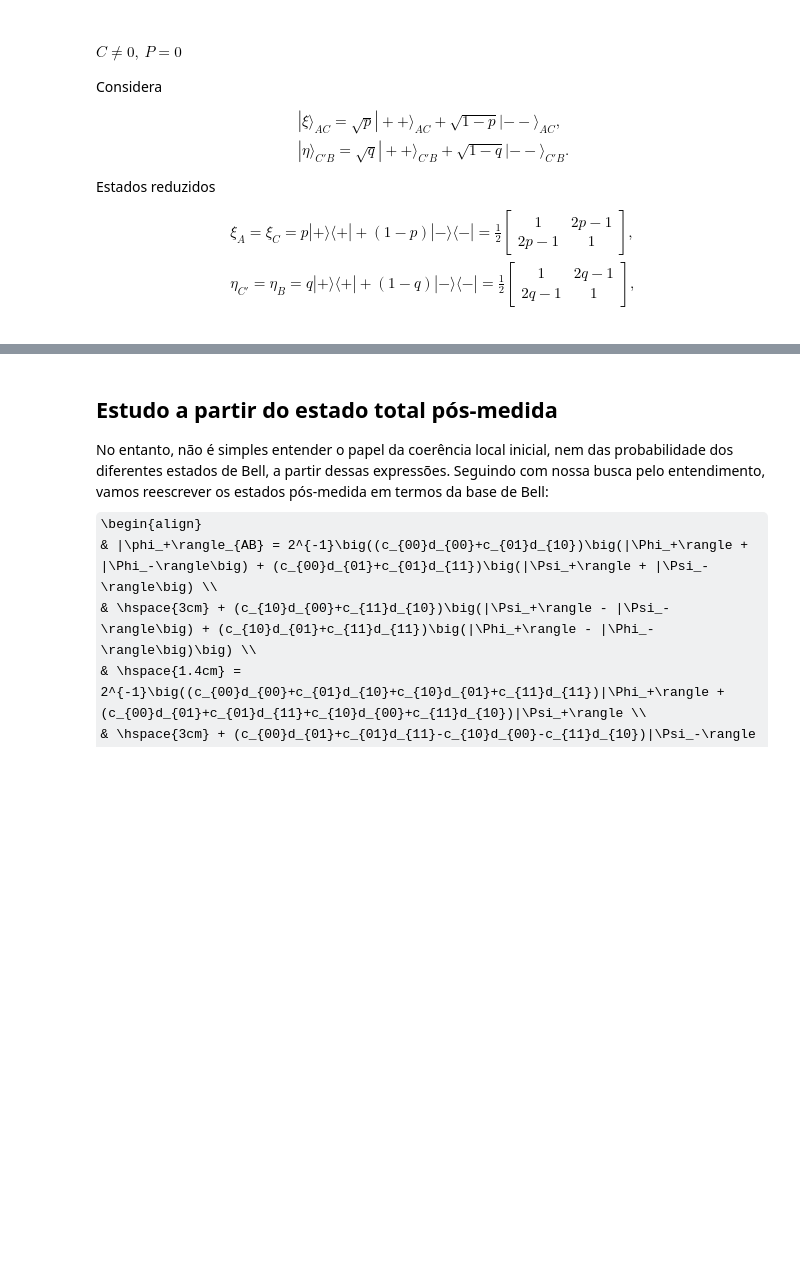
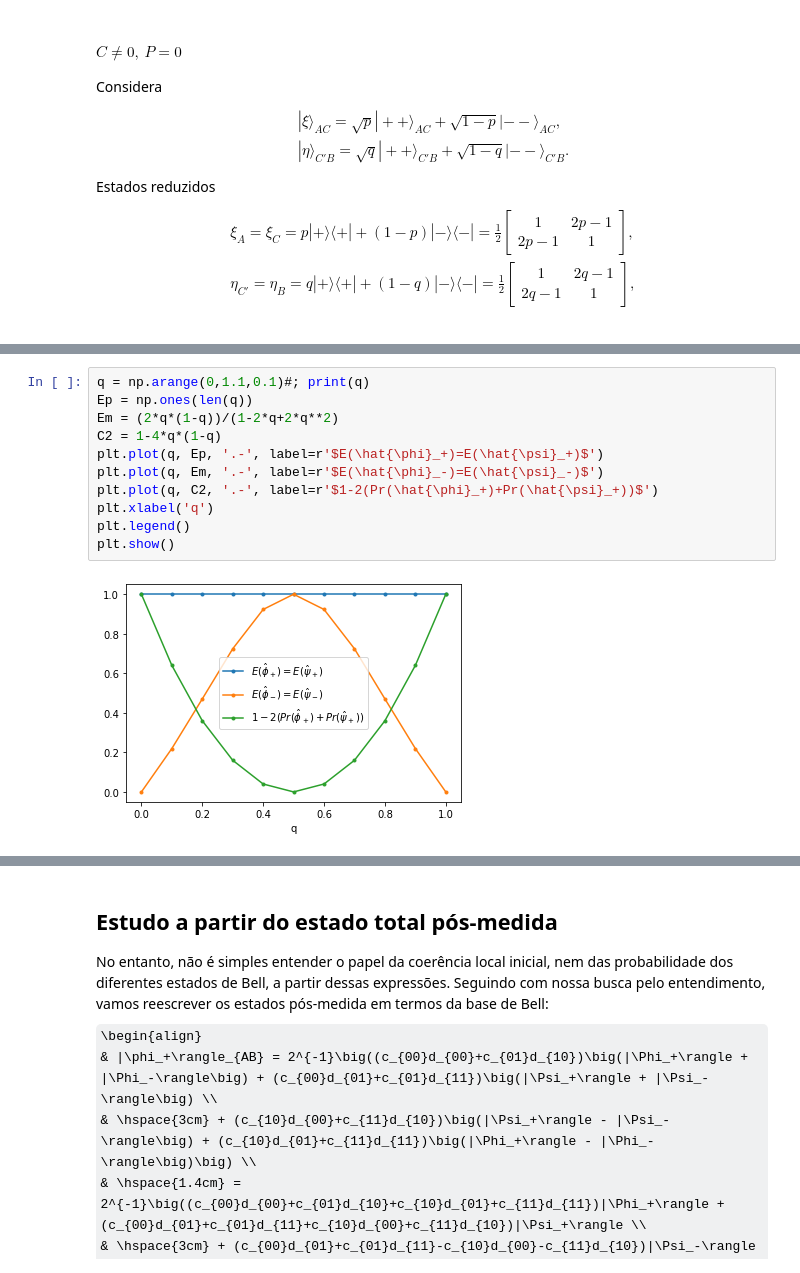
Before and after one commit to abbarreto/qiskit3, a Jupyter notebook: 02_entanglement_swap_coeh_pred.ipynb, the cells around one changed output, grey strips where cells are left out. Drawn from its saved outputs; the diff is of its cells as text; some formulas as TeX source; blank space fills up the shorter version.

```diff
--- a/02_entanglement_swap_coeh_pred.ipynb
+++ b/02_entanglement_swap_coeh_pred.ipynb
@@ -502,0 +540,13 @@ e
+# %%
+q = np.arange(0,1.1,0.1)#; print(q)
+Ep = np.ones(len(q))
+Em = (2*q*(1-q))/(1-2*q+2*q**2)
+C2 = 1-4*q*(1-q)
+plt.plot(q, Ep, '.-', label=r'$E(\hat{\phi}_+)=E(\hat{\psi}_+)$')
+plt.plot(q, Em, '.-', label=r'$E(\hat{\phi}_-)=E(\hat{\psi}_-)$')
+plt.plot(q, C2, '.-', label=r'$1-2(Pr(\hat{\phi}_+)+Pr(\hat{\psi}_+))$')
+plt.xlabel('q')
+plt.legend()
+plt.show()
+# %% [output]
+[figure, added]
```
Also changed, not shown: parts of 12 cells of this notebook, 2 other files.
